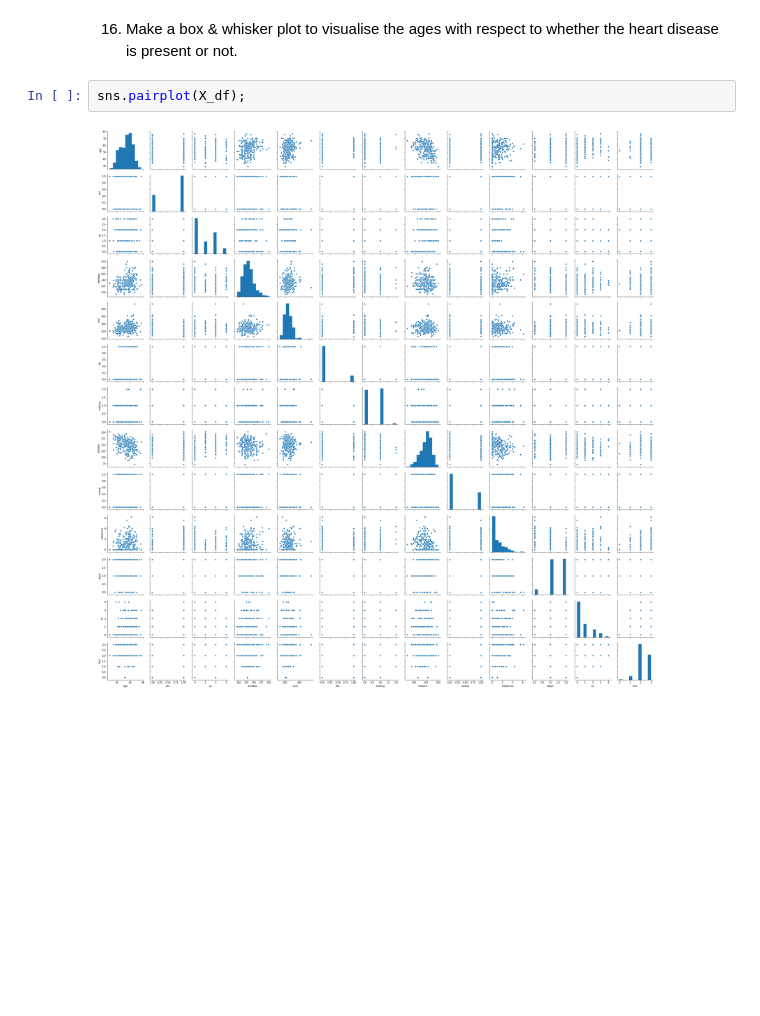
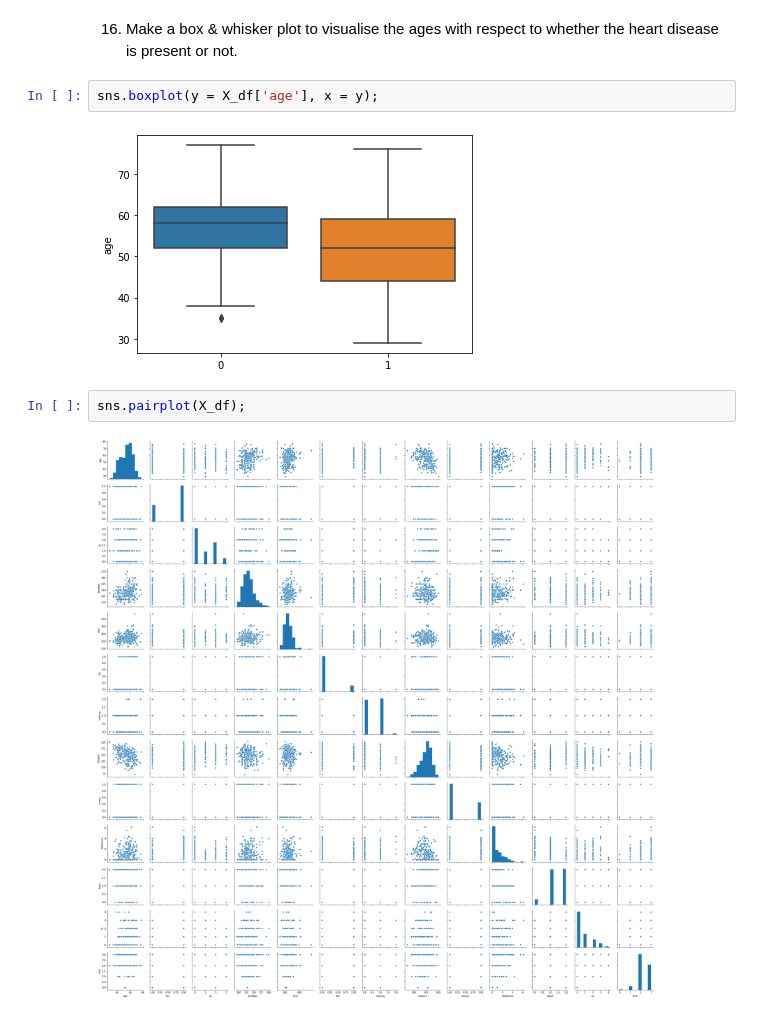
Before and after one commit to lc5415/hda_msc_tutorials, a Jupyter notebook: 3_DataVis/3_DataVis_Python3.ipynb, the cells around one changed output. Drawn from its saved outputs; the diff is of its cells as text; blank space fills up the shorter version.

```diff
--- a/3_DataVis/3_DataVis_Python3.ipynb
+++ b/3_DataVis/3_DataVis_Python3.ipynb
@@ -195,5 +193,9 @@ plt.boxplot(X_df['age']);
 # %% [markdown]
 16. Make a box & whisker plot to visualise the ages with respect to whether the heart disease is present or not.
+# %%
+sns.boxplot(y = X_df['age'], x = y);
+# %% [output]
+[figure, added]
 # %%
 sns.pairplot(X_df);
 # %% [output]
```
Also changed, not shown: parts of 3 cells of this notebook, 3 other files.
